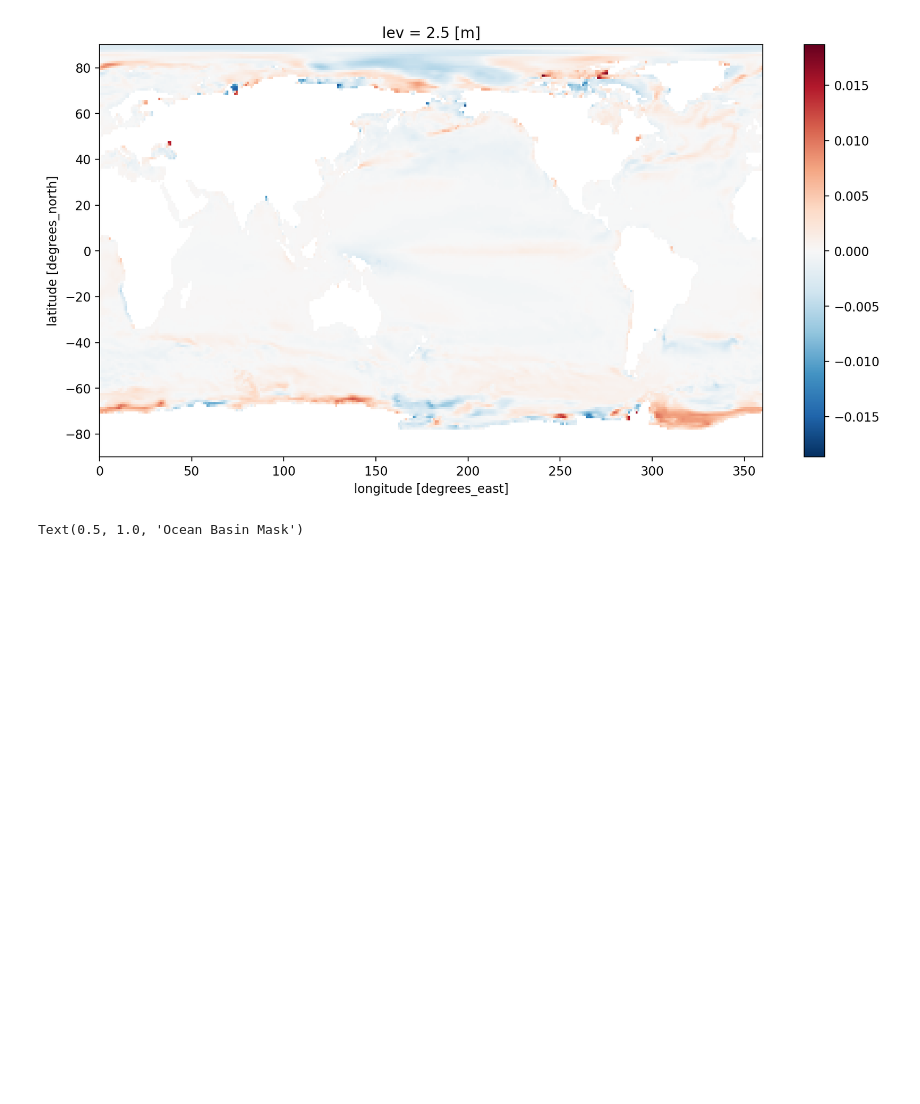
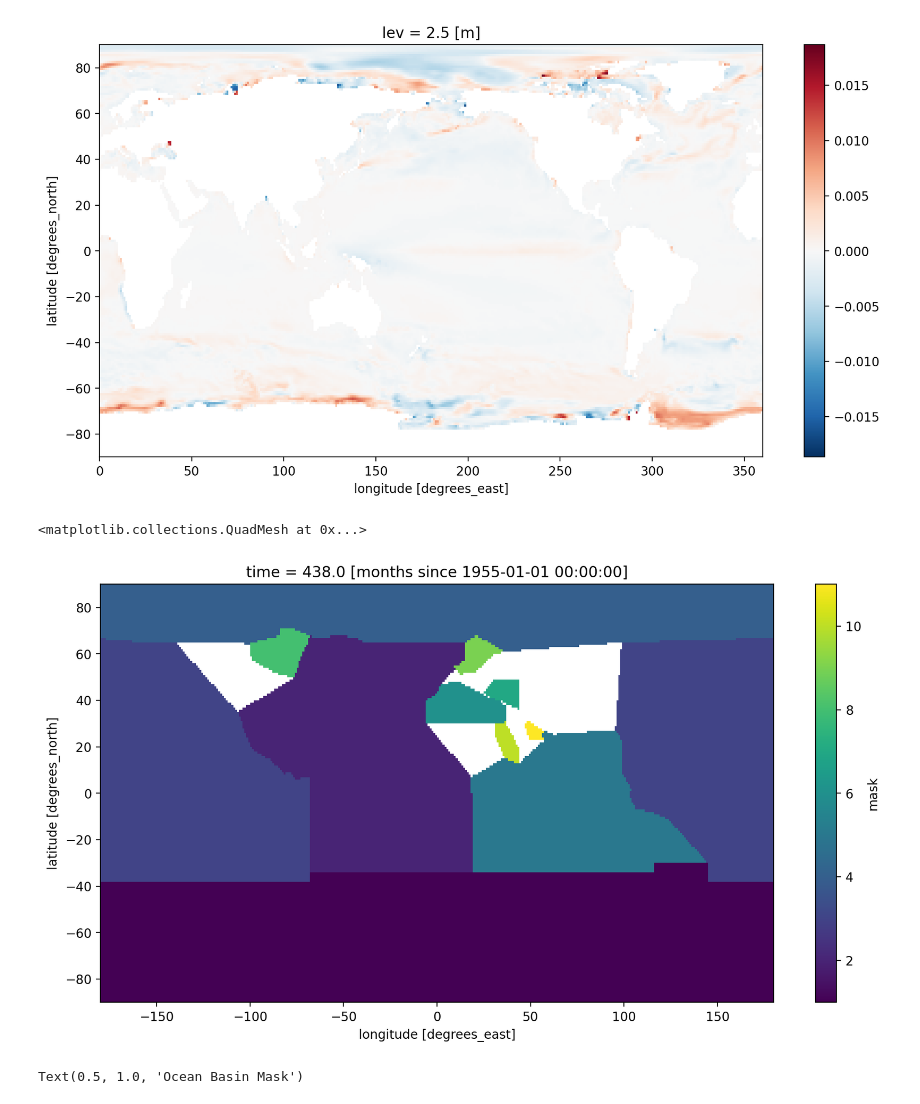
Before and after one commit to EES-3506-5506/Group4_Coomans, a Jupyter notebook: notebooks/File_practice.ipynb, the cells around one changed output. Cells and saved outputs as stored; diff of their text form; code cells hidden in the pictures; blank space fills up the shorter version.

```diff
--- a/notebooks/File_practice.ipynb
+++ b/notebooks/File_practice.ipynb
@@ -273,6 +335,11 @@ import cartopy.crs as ccrs
 import cmocean
 # %%
 woa18_basins = xr.open_dataset('../data/basins/woa18_basins_mask.nc',decode_times=False).mask
+# %%
+woa18_basins.plot()
+# %% [output]
+<matplotlib.collections.QuadMesh at 0x...>
+[figure, added]
 # %%
 subplot_kws = dict(projection=ccrs.Robinson(central_longitude=-120),facecolor='grey')
 
```
Also changed, not shown: parts of 13 cells of this notebook.
